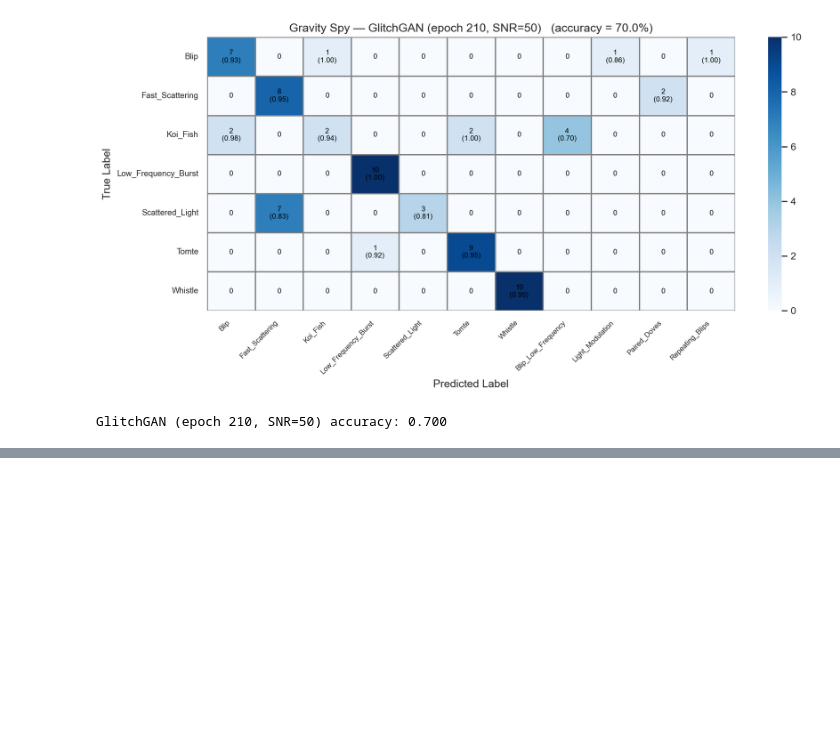
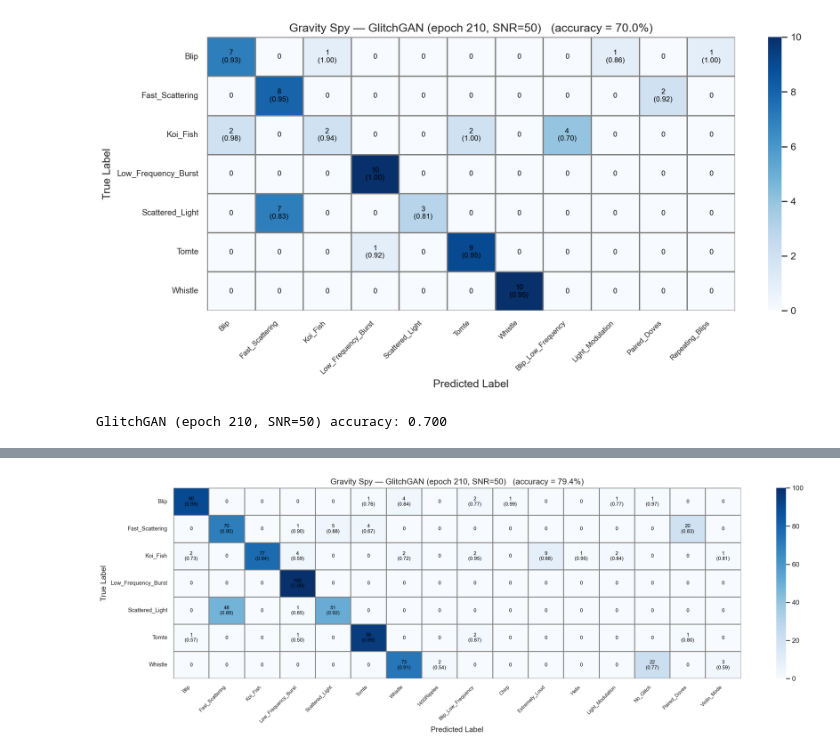
Before and after one commit to tomdooney95/glitchgan, a Jupyter notebook: notebooks/gspy_classification.ipynb, the cells around one changed output, grey strips where cells are left out. Saved outputs shown, nothing was run; the diff lists cells and outputs as text; code cells hidden in the pictures; blank space fills up the shorter version.

```diff
--- a/notebooks/gspy_classification.ipynb
+++ b/notebooks/gspy_classification.ipynb
@@ -292,0 +516,4 @@ GlitchGAN (epoch 210, SNR=50) accuracy: 0.700
+# %%
+acc = plot_confusion(df, f'GlitchGAN (epoch 210, SNR={SNR_TARGET})', 'gspy_cm_mean_snr')
+# %% [output]
+[figure, added]
```
Also changed, not shown: parts of 18 cells of this notebook.
